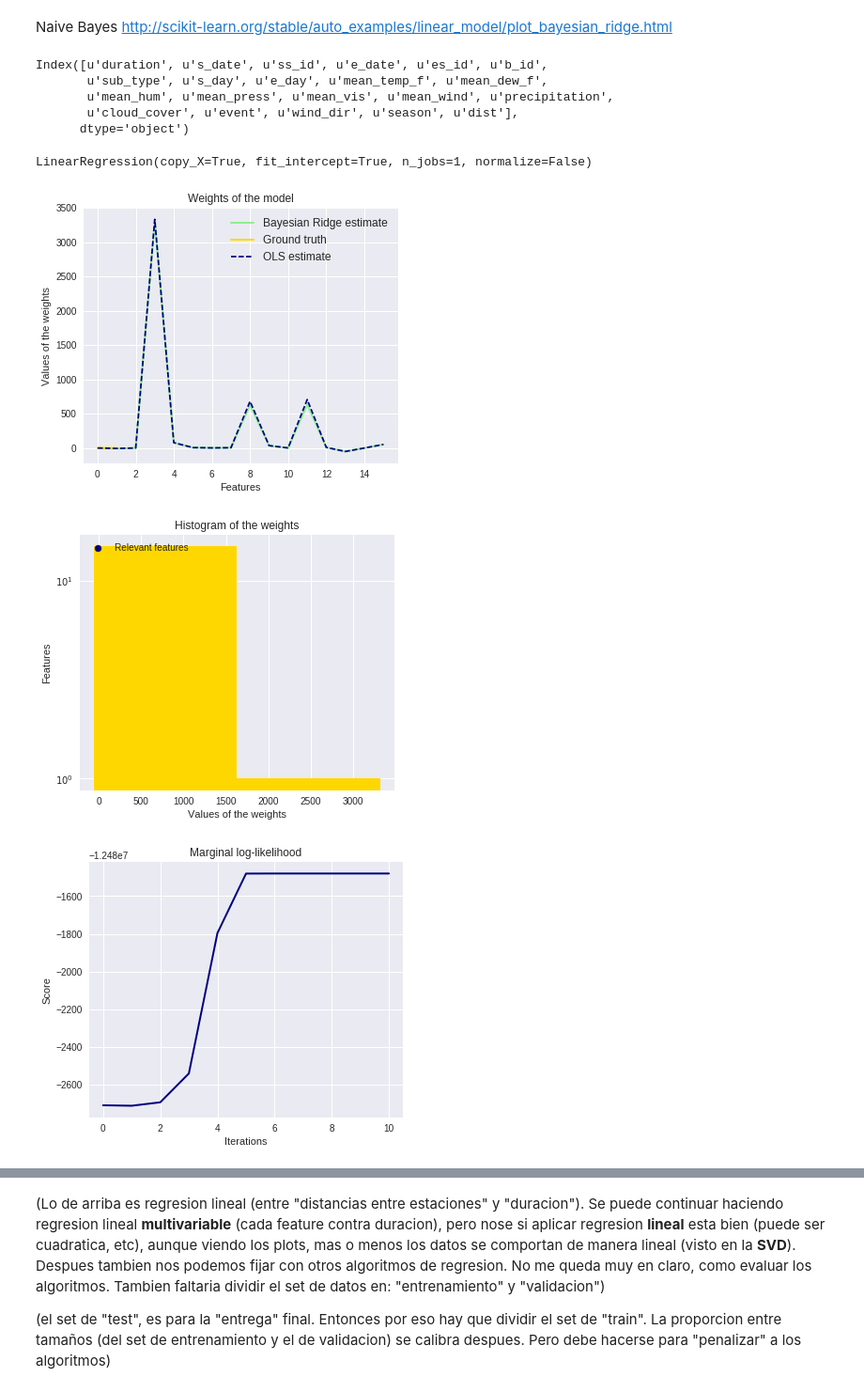
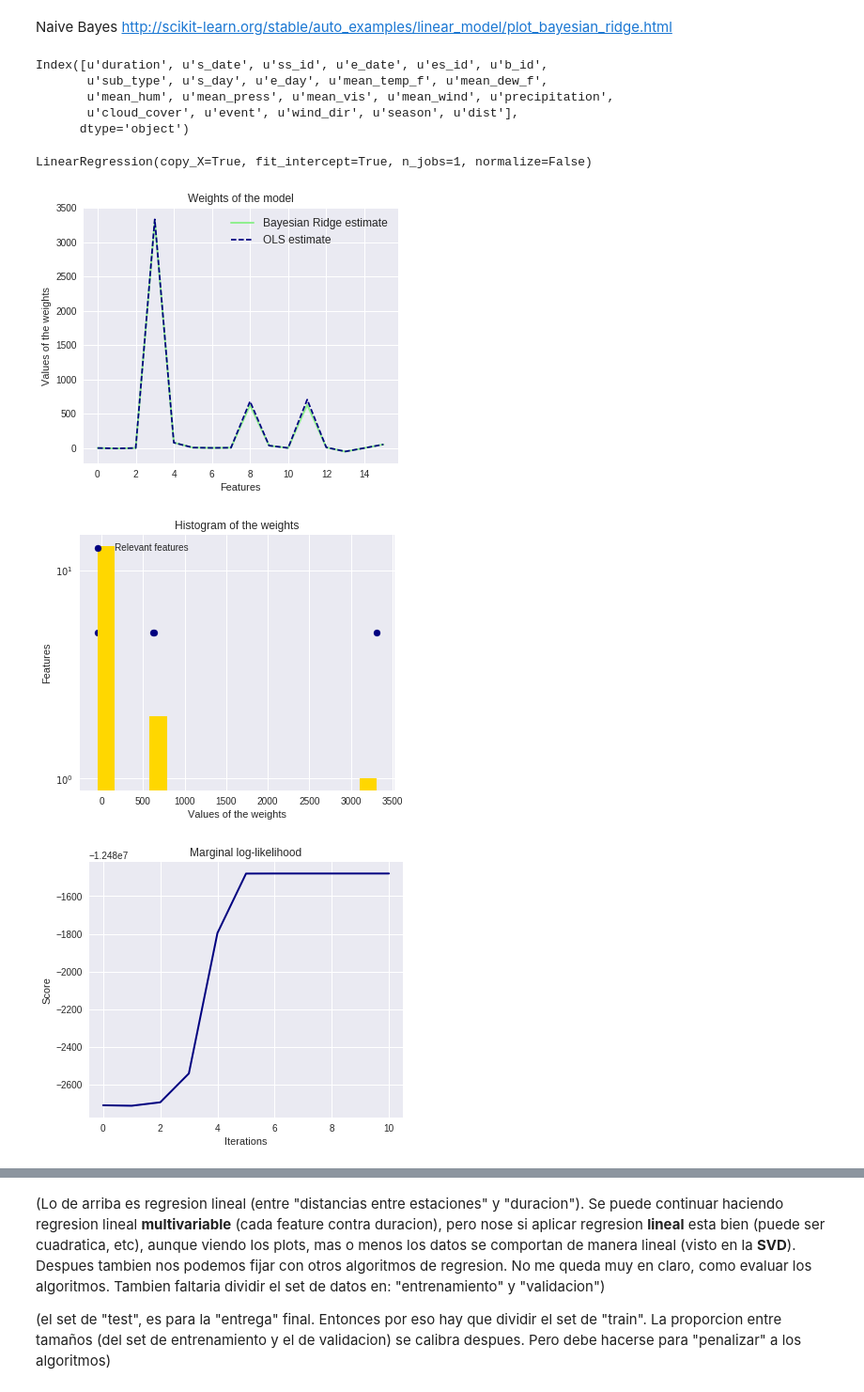
Before and after one commit to frisjon/tp2, a Jupyter notebook: trabajo_practico_2.ipynb, the cells around one changed output, grey strips where cells are left out. Shown at 94% size. Cells and saved outputs as stored; diff of their text form; code cells hidden in the pictures.

Commit message:
naive bayes andando y arreglo manejo de datos entre algoritmos para no pisarnos

```diff
--- a/trabajo_practico_2.ipynb
+++ b/trabajo_practico_2.ipynb
@@ -475,14 +475,15 @@ http://scikit-learn.org/stable/auto_examples/linear_model/plot_bayesian_ridge.ht
 from scipy import stats
 from sklearn.linear_model import BayesianRidge, LinearRegression
 from sklearn.model_selection import train_test_split
-# %%
-datos.columns
-# %% [output]
-Index([u'duration', u's_date', u'ss_id', u'e_date', u'es_id', u'b_id',
-       u'sub_type', u's_day', u'e_day', u'mean_temp_f', u'mean_dew_f',
-       u'mean_hum', u'mean_press', u'mean_vis', u'mean_wind', u'precipitation',
-       u'cloud_cover', u'event', u'wind_dir', u'season', u'dist'],
-      dtype='object')
+# %%
+features = [0,1,2,3,4,5,6,7,8,9,10,11,12,13,14,15]
+datos.columns
+# %% [output]
+Index([u'duration', u's_date', u'ss_id', u'e_date', u'es_id', u'b_id',
+       u'sub_type', u's_day', u'e_day', u'mean_temp_f', u'mean_dew_f',
+       u'mean_hum', u'mean_press', u'mean_vis', u'mean_wind', u'precipitation',
+       u'cloud_cover', u'event', u'wind_dir', u'season', u'dist'],
+      dtype='object')
 # %%
 dataB = datos.copy()
 resultadosB = dataB["duration"]
@@ -507,33 +508,33 @@ LinearRegression(copy_X=True, fit_intercept=True, n_jobs=1, normalize=False)
 # %%
 lw = 2
 plt.figure(figsize=(6, 5))
 plt.title("Weights of the model")
 plt.plot(clf.coef_, color='lightgreen', linewidth=lw,
          label="Bayesian Ridge estimate")
-plt.plot(w, color='gold', linewidth=lw, label="Ground truth")
+#plt.plot(w, color='gold', linewidth=lw, label="Ground truth")
 plt.plot(ols.coef_, color='navy', linestyle='--', label="OLS estimate")
 plt.xlabel("Features")
 plt.ylabel("Values of the weights")
 plt.legend(loc="best", prop=dict(size=12))
 
 plt.figure(figsize=(6, 5))
 plt.title("Histogram of the weights")
-plt.hist(clf.coef_, bins=n_features, color='gold', log=True)
-plt.scatter(clf.coef_[relevant_features], 5 * np.ones(len(relevant_features)),
+plt.hist(clf.coef_, bins=X_testB.shape[1], color='gold', log=True)
+plt.scatter(clf.coef_[features], 5 * np.ones(len(features)),
             color='navy', label="Relevant features")
 plt.ylabel("Features")
 plt.xlabel("Values of the weights")
 plt.legend(loc="upper left")
 
 plt.figure(figsize=(6, 5))
 plt.title("Marginal log-likelihood")
 plt.plot(clf.scores_, color='navy', linewidth=lw)
 plt.ylabel("Score")
 plt.xlabel("Iterations")
 plt.show()
 # %% [output]
-[figure, old version]
+[figure, new version]
-[figure, old version]
+[figure, new version]
 [figure]
 # %%
 # Esto es solo para controlar los tiempos
```
Also changed, not shown: parts of 6 cells of this notebook.
